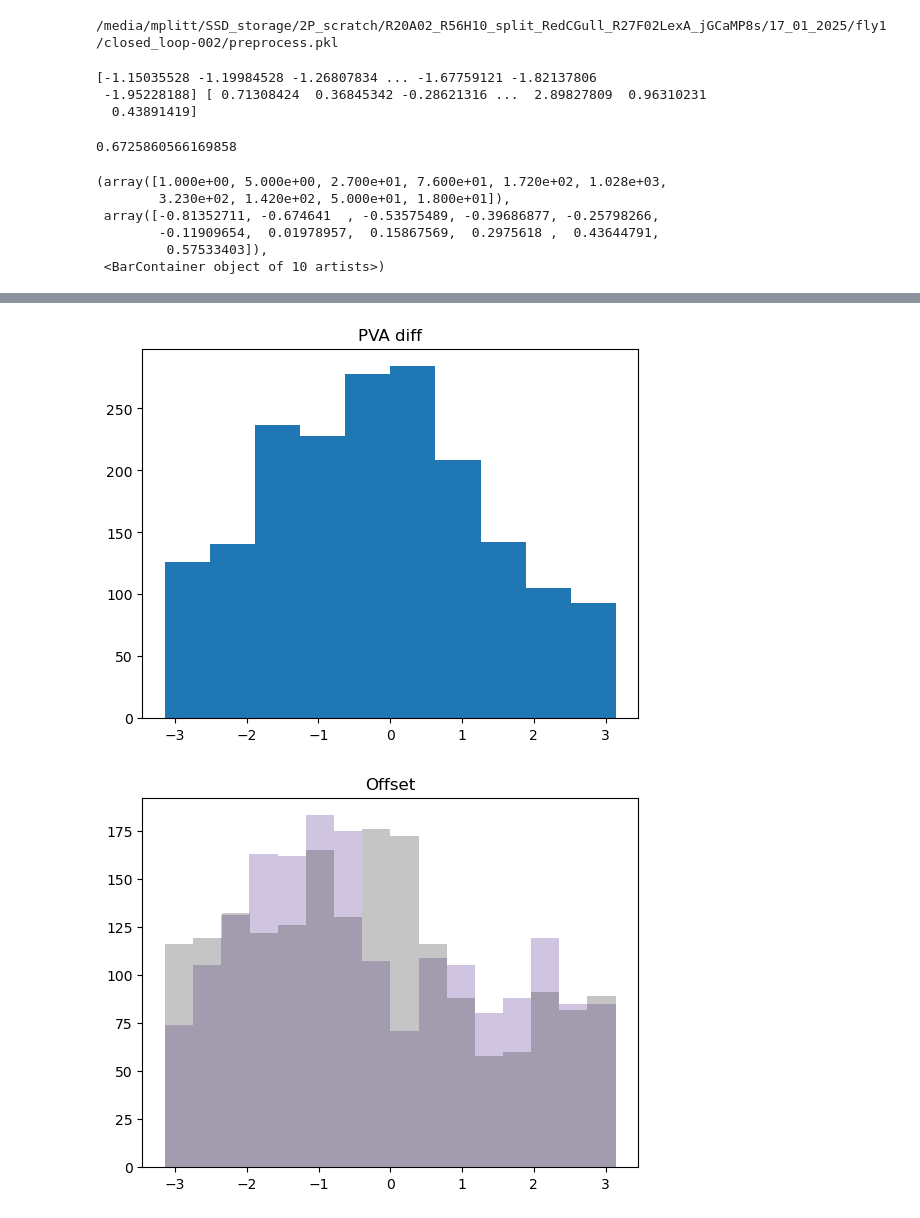
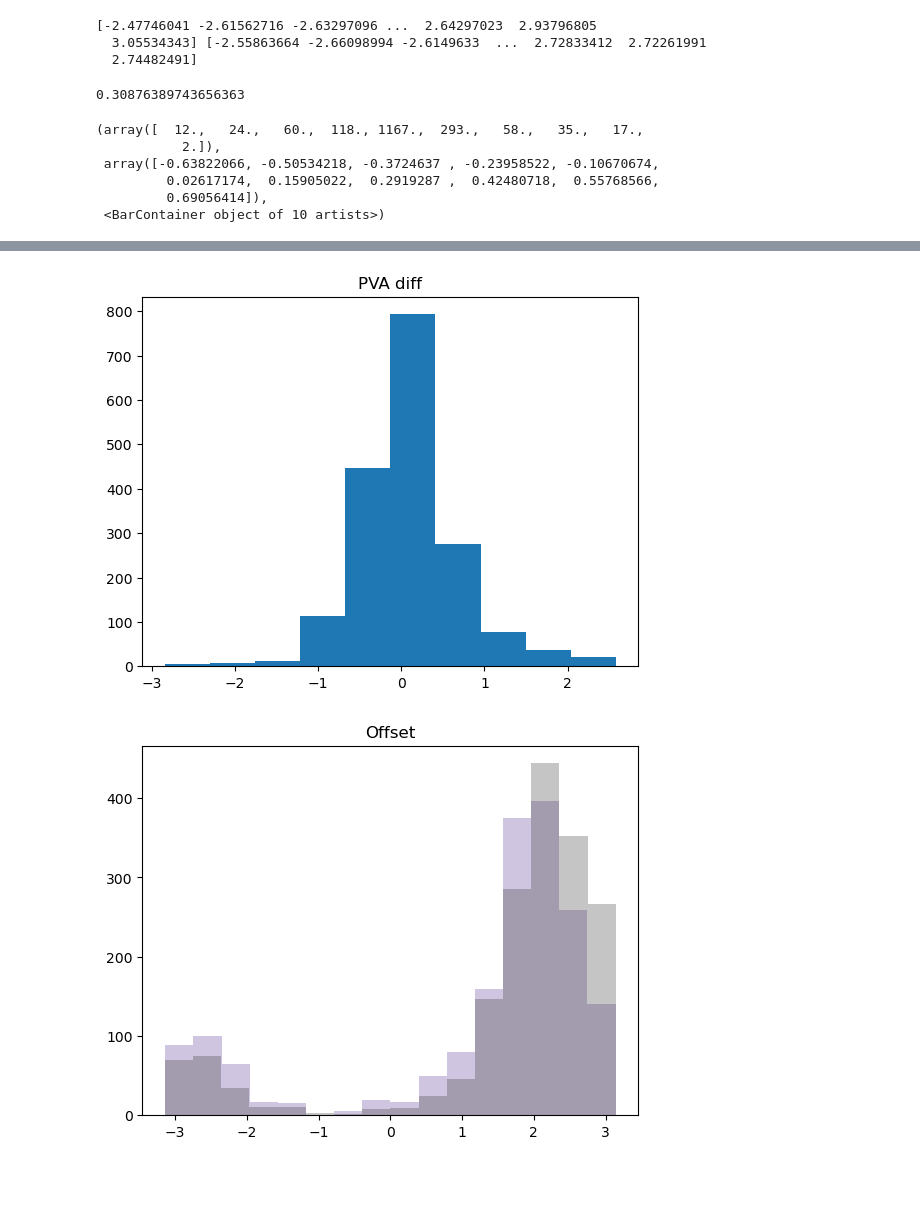
Before and after one commit to yfisher-lab/NeuromodPlasticity, a Jupyter notebook: Notebooks/dual_imaging/SingleSessionPreprocessing.ipynb, the cells around one changed output, grey strips where cells are left out. Cells and saved outputs as stored; diff of their text form; code cells hidden in the pictures; blank space fills up the shorter version.

```diff
--- a/Notebooks/dual_imaging/SingleSessionPreprocessing.ipynb
+++ b/Notebooks/dual_imaging/SingleSessionPreprocessing.ipynb
@@ -13,14 +13,14 @@ import SessionTools.two_photon as st2p
 
 %matplotlib inline
 # %%
-session_info = {'date': "17_01_2025",
-                'genotype_dir': 'R20A02_R56H10_split_RedCGull_R27F02LexA_jGCaMP8s',
-                'fly': 'fly1',
+session_info = {'date': "23_01_2025",
+                'genotype_dir': 'R18B05LexA_jGCaMP8s_R60D05Gal4_jRGECO1a',
+                'fly': 'fly3',
                 'session': 'closed_loop-002',
                 'full_genotype': '',
                 'ecl date': '',
                 'fictrac_scan_num':2,
-                'fictrac_dat_file' : 'fictrac-20250117_104239.dat',
+                'fictrac_dat_file' : 'fictrac-20250123_115735.dat',
                 'notes':''}
 
 
@@ -86,10 +85,10 @@ ax.scatter(heading, pp.timeseries['background'][-1,0,:])
 # %%
-y = pp.calculate_zscored_F('rois', exp_detrend=False, zscore=False, background_ts='background')-1
-# y = pp.calculate_zscored_F('rois', exp_detrend=False, zscore=True, background_ts='background')
+# y = pp.calculate_zscored_F('rois', exp_detrend=False, zscore=False, background_ts='background')-1
+y = pp.calculate_zscored_F('rois', exp_detrend=False, zscore=True, background_ts='background')
 # %%
 pp.save()
 # %%
-if True:
+if False:
     gd = session_info['genotype_dir']
     d = session_info['date']
     f = session_info['fly']
@@ -100,8 +99,6 @@ if True:
     y = pp.timeseries['rois_z']
     n_rois=y.shape[1]
     heading = -1* pp.voltage_recording_aligned[' Heading'].to_numpy()
-# %% [output]
-/media/mplitt/SSD_storage/2P_scratch/R20A02_R56H10_split_RedCGull_R27F02LexA_jGCaMP8s/17_01_2025/fly1/closed_loop-002/preprocess.pkl
 # %%
 y_sm = sp.ndimage.gaussian_filter1d(sp.ndimage.gaussian_filter1d(y, 2, axis=-1),.7,axis=1, mode='wrap')
 # %%
@@ -118,9 +115,9 @@ _,offset_green = st2p.utilities.cart2pol(*st2p.utilities.pol2cart(np.ones(headin
 _,offset_red = st2p.utilities.cart2pol(*st2p.utilities.pol2cart(np.ones(heading.shape),phi_red-heading))
 print(offset_green, offset_red)
 # %% [output]
-[-1.15035528 -1.19984528 -1.26807834 ... -1.67759121 -1.82137806
- -1.95228188] [ 0.71308424  0.36845342 -0.28621316 ...  2.89827809  0.96310231
-  0.43891419]
+[-2.47746041 -2.61562716 -2.63297096 ...  2.64297023  2.93796805
+  3.05534343] [-2.55863664 -2.66098994 -2.6149633  ...  2.72833412  2.72261991
+  2.74482491]
 # %%
 fig, ax= plt.subplots(4,1, figsize=[15,8], sharex=True)
 fig.subplots_adjust(hspace=.5)
@@ -145,7 +142,7 @@ ax.set_title('PVA diff')
 fig, ax = plt.subplots()
 bins = np.linspace(-np.pi, np.pi,num=16)
 dh = np.unwrap(np.concatenate([[0,],np.diff(heading)]))
-mask = (np.abs(heading)>1) * (np.abs(dh)<.5)
+mask = (np.abs(heading)>.5) * (np.abs(dh)<.5)
 ax.hist(offset_green, bins=16, color=plt.cm.Purples(.8),alpha=.3)
 ax.hist(offset_red, bins=16, color=plt.cm.Greys(.8),alpha=.3)
 ax.set_title('Offset')
@@ -154,10 +151,10 @@ print(sp.stats.circvar(offset_green[mask]))
 fig, ax = plt.subplots()
 ax.hist(dh)
 # %% [output]
-0.6725860566169858
+0.30876389743656363
-(array([1.000e+00, 5.000e+00, 2.700e+01, 7.600e+01, 1.720e+02, 1.028e+03,
-        3.230e+02, 1.420e+02, 5.000e+01, 1.800e+01]),
- array([-0.81352711, -0.674641  , -0.53575489, -0.39686877, -0.25798266,
-        -0.11909654,  0.01978957,  0.15867569,  0.2975618 ,  0.43644791,
-         0.57533403]),
+(array([  12.,   24.,   60.,  118., 1167.,  293.,   58.,   35.,   17.,
+           2.]),
+ array([-0.63822066, -0.50534218, -0.3724637 , -0.23958522, -0.10670674,
+         0.02617174,  0.15905022,  0.2919287 ,  0.42480718,  0.55768566,
+         0.69056414]),
  <BarContainer object of 10 artists>)
@@ -165,2 +162,2 @@ ax.hist(dh)
-[figure, old version]
+[figure, new version]
-[figure, old version]
+[figure, new version]
```
Also changed, not shown: parts of 6 cells of this notebook, 5 other files.
